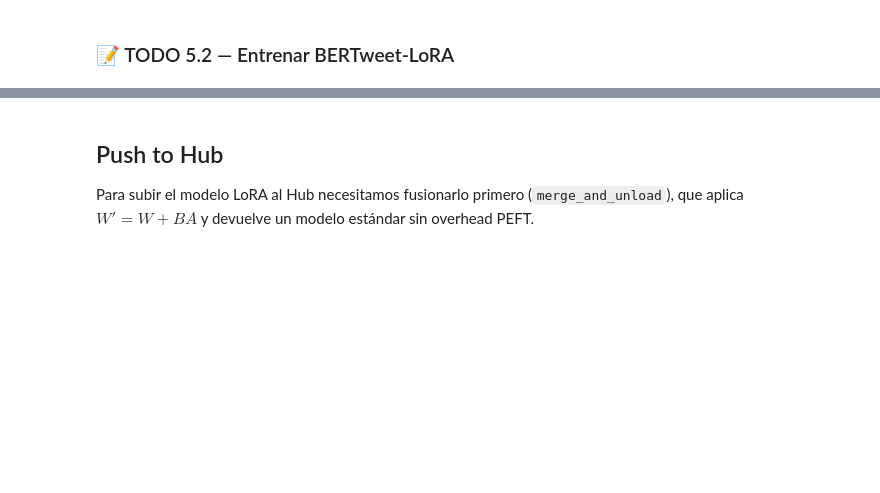
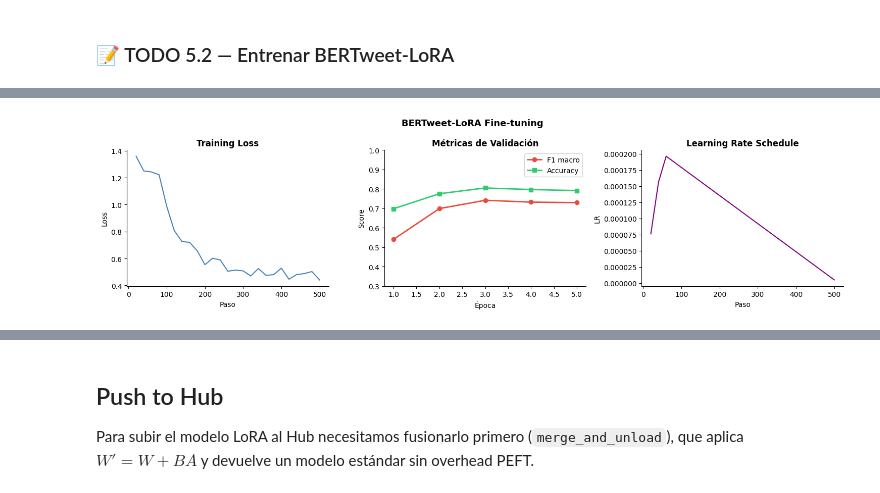
Before and after one commit to mjbernalv/deep-learning-mjbv-20261, a Jupyter notebook: Workshop 4 - NLP/tweeteval-part-5-lora.ipynb, the cells around one changed output, grey strips where cells are left out. Saved outputs shown, nothing was run; the diff lists cells and outputs as text; code cells hidden in the pictures; blank space fills up the shorter version.

Commit message:
Add optional lora model to tweeteval

```diff
--- a/Workshop 4 - NLP/tweeteval-part-5-lora.ipynb
+++ b/Workshop 4 - NLP/tweeteval-part-5-lora.ipynb
@@ -66,0 +126,18 @@ for name, module in base_bt.named_modules():
+# %%
+# TODO 5.1 ── LoRA sobre BERTweet
+# ─────────────────────────────────────────────────────────────────────────────
+# Los nombres de las proyecciones de atención de BERTweet (BERT-base) son:
+#   bert.encoder.layer.X.attention.self.query  → target 'query'
+#   bert.encoder.layer.X.attention.self.value  → target 'value'
+# La cabeza clasificadora (modules_to_save) es 'classifier'
+lora_config = LoraConfig(
+    task_type = TaskType.SEQ_CLS,
+    r = 8,
+    lora_alpha = 16,
+    lora_dropout = 0.1,
+    target_modules = ["query", "value"],
+    modules_to_save = ["classifier"],
+)
+
+model_bertweet_lora = get_peft_model(base_bt, lora_config)
+model_bertweet_lora.print_trainable_parameters()
@@ -76,0 +148,11 @@ for name, module in base_bt.named_modules():
+# %%
+# TODO 5.2 ── Entrenar BERTweet-LoRA
+# ─────────────────────────────────────────────────────────────────────────────
+trainer_lora = make_trainer(
+    model = model_bertweet_lora,
+    tokenizer = tok_bertweet,
+    tokenized_ds = ds_bertweet,
+    output_dir = "./checkpoints/bertweet-lora",
+    lr = LR_LORA,
+)
+trainer_lora.train()
@@ -76,0 +169,4 @@ for name, module in base_bt.named_modules():
+# %%
+plot_training_curves(trainer_lora, title="BERTweet-LoRA Fine-tuning")
+# %% [output]
+[figure, added]
```
Also changed, not shown: parts of 11 cells of this notebook.
